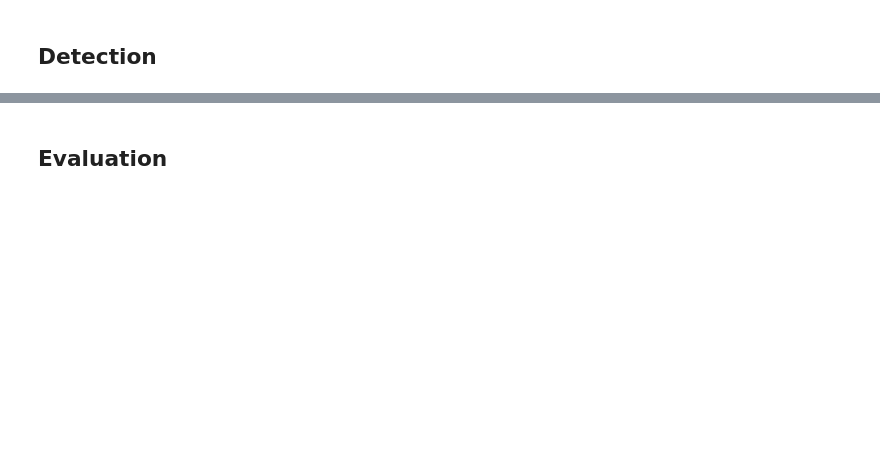
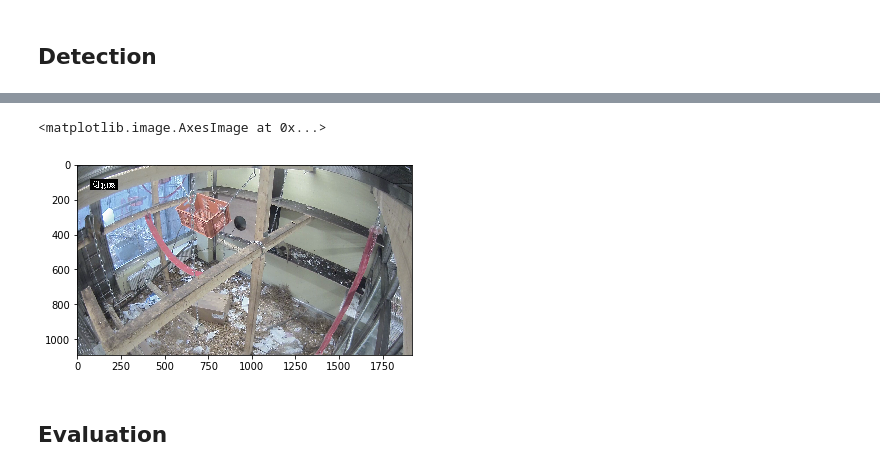
Before and after one commit to damaggu/Mask_RCNN, a Jupyter notebook: samples/shapes/train_shapes_primate.ipynb, the cells around one changed output, grey strips where cells are left out. Saved outputs shown, nothing was run; the diff lists cells and outputs as text; code cells hidden in the pictures; blank space fills up the shorter version.

```diff
--- a/samples/shapes/train_shapes_primate.ipynb
+++ b/samples/shapes/train_shapes_primate.ipynb
@@ -101,7 +101,6 @@ class MouseDataset(utils.Dataset):
         self.add_class("mouse", 1, "mouse")
 
         # Train or validation dataset?
-        assert subset in ["train"]
         dataset_dir = os.path.join(dataset_dir, subset)
 
         # Load annotations
@@ -215,4 +234,11 @@ Extend the Dataset class and add a method to load the shapes dataset, `load_shap
 # %%
 import json
 import skimage
+# %%
+annotations_train_1 = json.load(open(os.path.join('/media/nexus/storage3/primate_data/', "via_region_data.json")))
+annotations_train_2 = json.load(open(os.path.join('/media/nexus/storage3/primate_data/', "via_region_data_2.json")))
+
+annotations_train = {}
+annotations_train.update(annotations_train_1)
+annotations_train.update(annotations_train_2)
 # %%
@@ -344,6 +539,11 @@ visualize.display_instances(original_image, r['rois'], r['masks'], r['class_ids'
 # %%
 for res in results:
     print(res['scores'])
+# %%
+plt.imshow(image)
+# %% [output]
+<matplotlib.image.AxesImage at 0x...>
+[figure, added]
 # %% [markdown]
 ## Evaluation
 # %%
```
Also changed, not shown: parts of 46 cells of this notebook, 1 other file.
